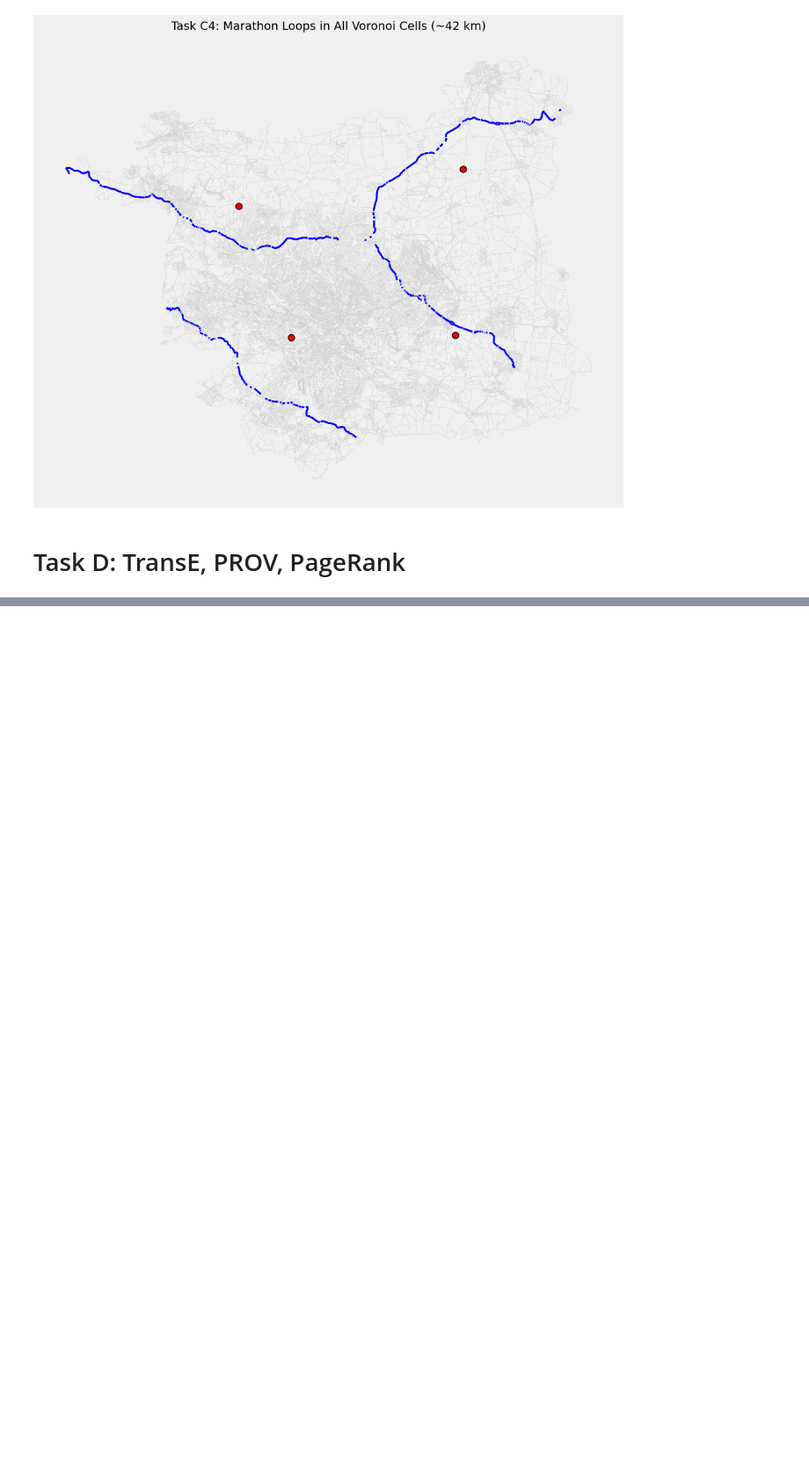
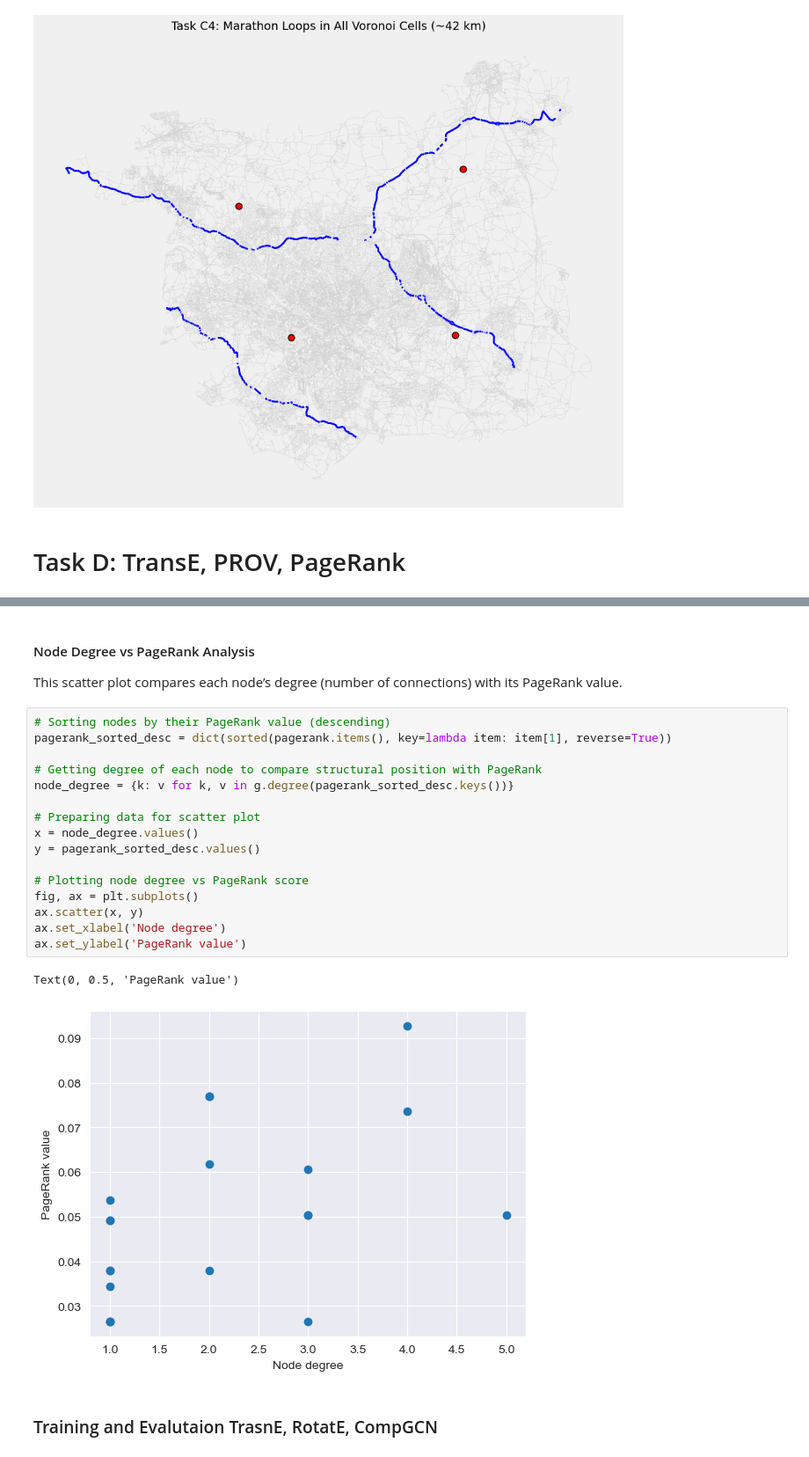
Before and after one commit to ammararfan2-lab/7CUSMNDA-2025-Coursework, a Jupyter notebook: notebooks/Part2.ipynb, the cells around one changed output, grey strips where cells are left out. Shown at 88% size. Cells and saved outputs as stored; diff of their text form; blank space fills up the shorter version.

```diff
--- a/notebooks/Part2.ipynb
+++ b/notebooks/Part2.ipynb
@@ -938,0 +1158,25 @@ plot_marathon_loops(improved_loop_paths, leeds_graph_proj, nodes_gdf, edges_gdf,
+# %% [markdown]
+#### Node Degree vs PageRank Analysis
+
+This scatter plot compares each node’s degree (number of connections) with its PageRank value.
+# %%
+# Sorting nodes by their PageRank value (descending)
+pagerank_sorted_desc = dict(sorted(pagerank.items(), key=lambda item: item[1], reverse=True))
+
+# Getting degree of each node to compare structural position with PageRank
+node_degree = {k: v for k, v in g.degree(pagerank_sorted_desc.keys())}
+
+# Preparing data for scatter plot
+x = node_degree.values()
+y = pagerank_sorted_desc.values()
+
+# Plotting node degree vs PageRank score
+fig, ax = plt.subplots()
+ax.scatter(x, y)
+ax.set_xlabel('Node degree')
+ax.set_ylabel('PageRank value')
+# %% [output]
+Text(0, 0.5, 'PageRank value')
+[figure, added]
+# %% [markdown]
+### Training and Evalutaion TrasnE, RotatE, CompGCN
```
Also changed, not shown: parts of 40 cells of this notebook, 1 other file.
